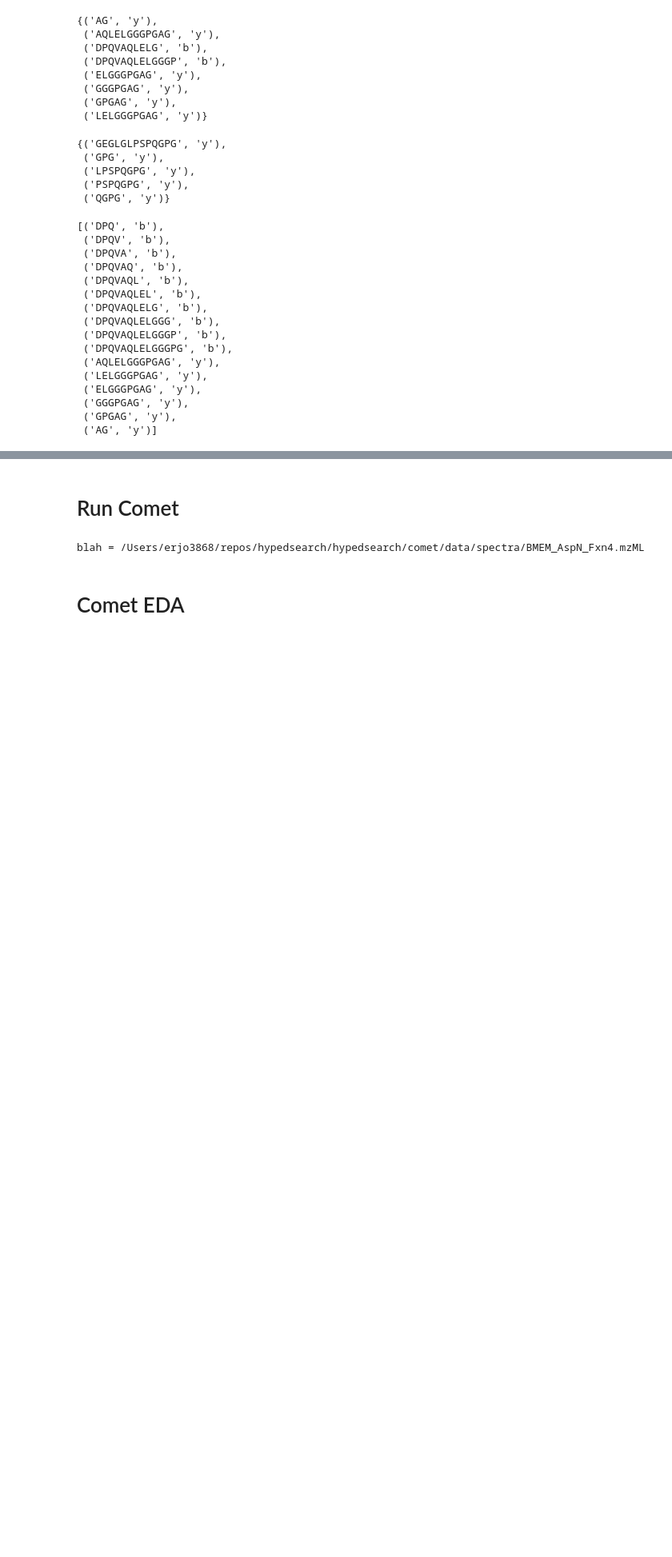
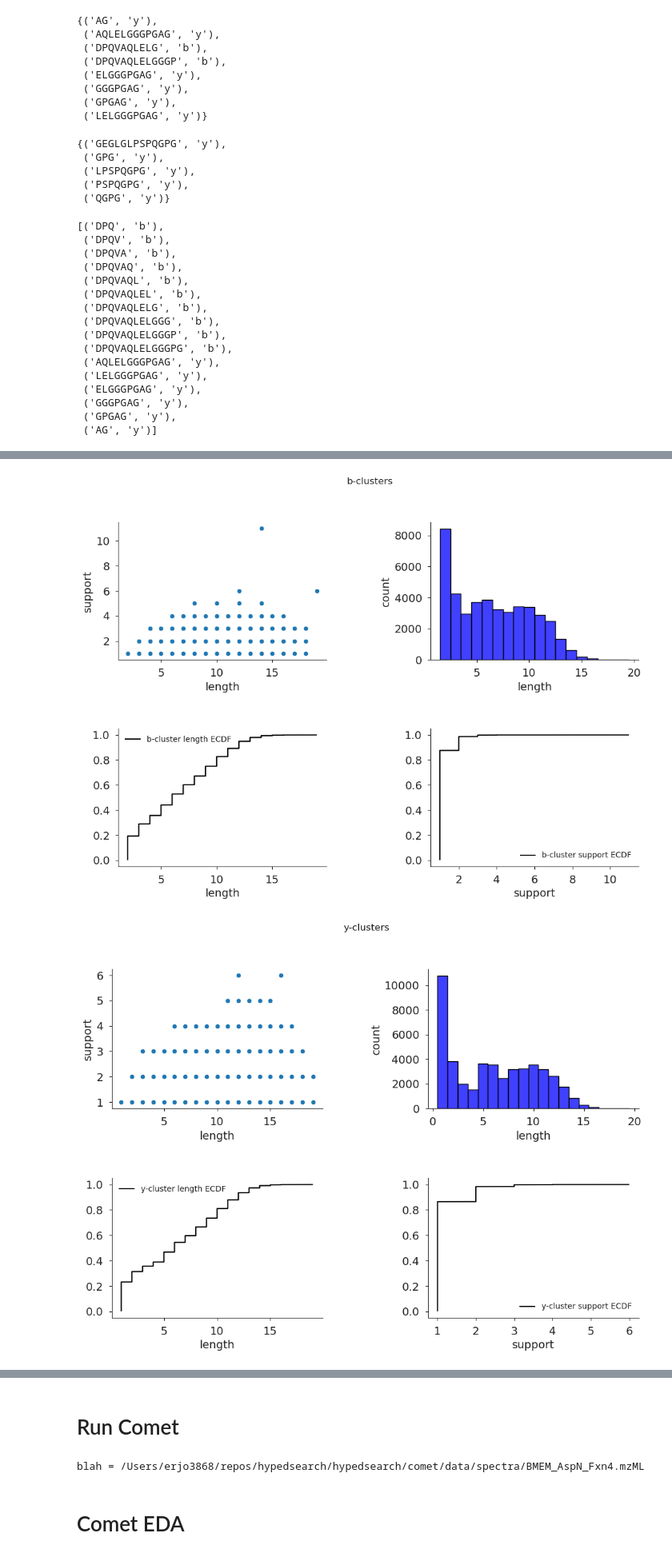
Before and after one commit to ryanlayerlab/hypedsearch, a Jupyter notebook: notebooks/experiment-development.ipynb, the cells around one changed output, grey strips where cells are left out. Shown at 80% size. Drawn from its saved outputs; the diff is of its cells as text; code cells hidden in the pictures; blank space fills up the shorter version.

```diff
--- a/notebooks/experiment-development.ipynb
+++ b/notebooks/experiment-development.ipynb
@@ -811,0 +1041,16 @@ supported_ions
+# %%
+# Get the all product-ions returned from the database
+ions = []
+for peak_with_matches in peaks_with_matches:
+    ions.extend(peak_with_matches.ions)
+
+# If needed for EDA create a df from the ions
+product_ions_in_spectrum = create_df_from_ions(ions=ions)
+product_ions_in_spectrum.iloc[:3]
+
+# Get b- and y-clusters
+clusters = {}
+clusters["b"] = get_b_clusters(ions=ions)
+clusters["y"] = get_y_clusters(ions=ions)
+msg = f"Number b-clusters = {len(clusters['b'])}; number y-clusters = {len(clusters['y'])}"
+print(msg)
@@ -811,0 +1063,52 @@ supported_ions
+# %%
+# Plot info about clusters
+for cluster_type in ["b", "y"]:
+
+    hybrid = [cluster.length for cluster in clusters[cluster_type]]
+    y = [cluster.support for cluster in clusters[cluster_type]]
+
+    _, axs = fig_setup(2, 2)
+    ax = axs[0]
+    _=sns.scatterplot(
+        x=hybrid, y=y,
+        ax=ax,
+    )
+    set_title_axes_labels(ax=ax, xlabel="length", ylabel="support")
+
+    ax = axs[1]
+    bins=np.arange(min(hybrid) - 0.5, max(hybrid) + 1.5, 1)
+    _=sns.histplot(
+        hybrid,
+        bins=bins,
+        # kde=True,
+        color="blue",
+        edgecolor="black",
+        ax=ax,
+    )
+    set_title_axes_labels(ax=ax, xlabel="length", ylabel="count")
+
+    ax = axs[2]
+    ecdf = ECDF(hybrid)
+    _=ax.plot(ecdf.x, ecdf.y, "k-", label=f"{cluster_type}-cluster length ECDF")
+    set_title_axes_labels(ax=ax, xlabel="length")
+
+    ax = axs[3]
+    # bins=np.arange(min(y) - 0.5, max(y) + 1.5, 1)
+    # _=sns.histplot(
+    #     y,
+    #     bins=bins,
+    #     # kde=True,
+    #     color="blue",
+    #     edgecolor="black",
+    #     ax=ax,
+    # )
+    ecdf = ECDF(y)
+    _=ax.plot(ecdf.x, ecdf.y, "k-", label=f"{cluster_type}-cluster support ECDF")
+    set_title_axes_labels(ax=ax, xlabel="support")
+
+    finalize(axs)
+    _=plt.suptitle(f"{cluster_type}-clusters")
+    plt.subplots_adjust(hspace=0.5, wspace=0.5)
+# %% [output]
+[figure, added]
+[figure, added]
```
Also changed, not shown: parts of 56 cells of this notebook, 31 other files.
